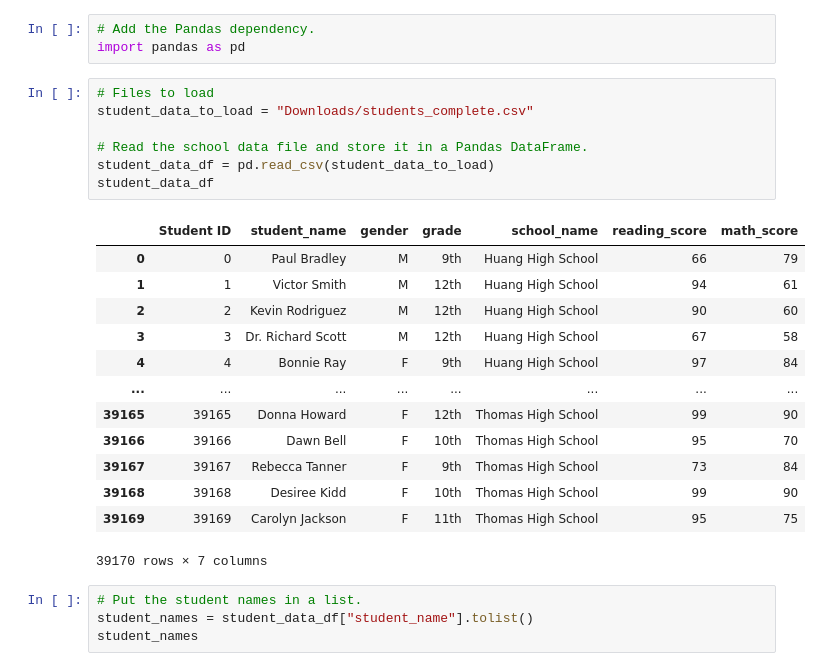
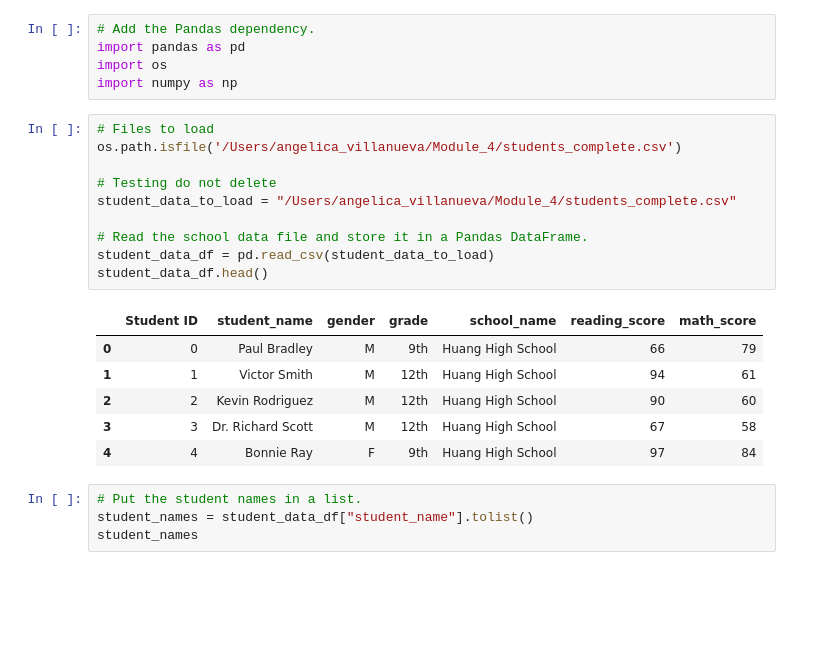
Before and after one commit to avillan10/School_District_Analysis, a Jupyter notebook: cleaning_student_names.ipynb, the cells around one changed output. Saved outputs shown, nothing was run; the diff lists cells and outputs as text; blank space fills up the shorter version.

```diff
--- a/cleaning_student_names.ipynb
+++ b/cleaning_student_names.ipynb
@@ -1,27 +1,25 @@
 # %%
 # Add the Pandas dependency.
 import pandas as pd
+import os
+import numpy as np
 # %%
 # Files to load
-student_data_to_load = "Downloads/students_complete.csv"
+os.path.isfile('/Users/angelica_villanueva/Module_4/students_complete.csv')
+
+# Testing do not delete
+student_data_to_load = "/Users/angelica_villanueva/Module_4/students_complete.csv"
 
 # Read the school data file and store it in a Pandas DataFrame.
 student_data_df = pd.read_csv(student_data_to_load)
-student_data_df
+student_data_df.head()
 # %% [output]
 |  | Student ID | student_name | gender | grade | school_name | reading_score | math_score |
 | 0 | 0 | Paul Bradley | M | 9th | Huang High School | 66 | 79 |
 | 1 | 1 | Victor Smith | M | 12th | Huang High School | 94 | 61 |
 | 2 | 2 | Kevin Rodriguez | M | 12th | Huang High School | 90 | 60 |
 | 3 | 3 | Dr. Richard Scott | M | 12th | Huang High School | 67 | 58 |
 | 4 | 4 | Bonnie Ray | F | 9th | Huang High School | 97 | 84 |
-| ... | ... | ... | ... | ... | ... | ... | ... |
-| 39165 | 39165 | Donna Howard | F | 12th | Thomas High School | 99 | 90 |
-| 39166 | 39166 | Dawn Bell | F | 10th | Thomas High School | 95 | 70 |
-| 39167 | 39167 | Rebecca Tanner | F | 9th | Thomas High School | 73 | 84 |
-| 39168 | 39168 | Desiree Kidd | F | 10th | Thomas High School | 99 | 90 |
-| 39169 | 39169 | Carolyn Jackson | F | 11th | Thomas High School | 95 | 75 |
-39170 rows × 7 columns
 # %%
 # Put the student names in a list.
 student_names = student_data_df["student_name"].tolist()
```
Also changed, not shown: parts of 4 cells of this notebook.
